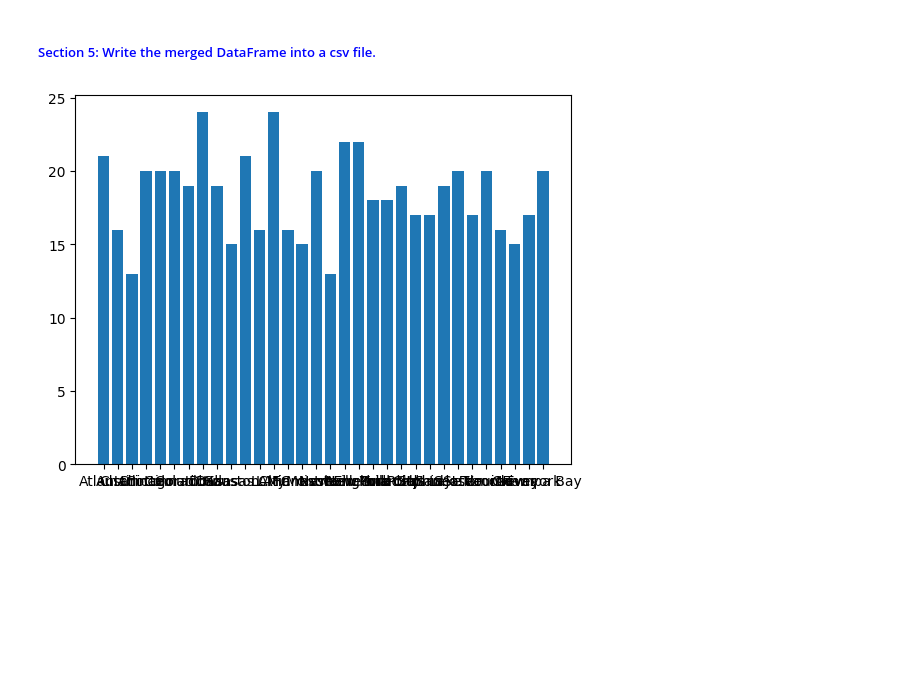
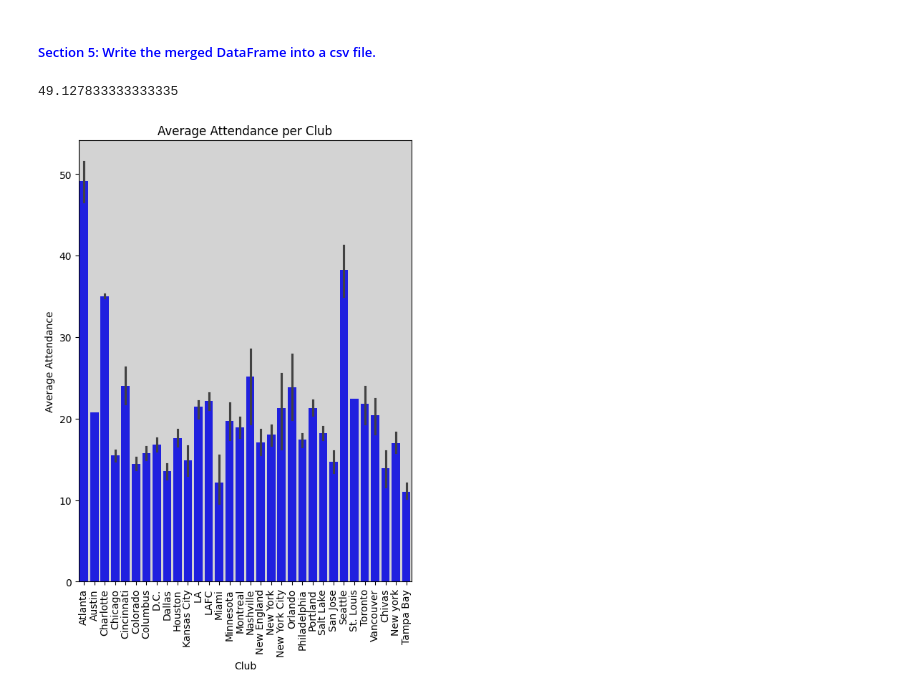
Before and after one commit to curt2023/capstone-project, a Jupyter notebook: MLS-Capstone.ipynb, the cells around one changed output. Saved outputs shown, nothing was run; the diff lists cells and outputs as text; code cells hidden in the pictures; blank space fills up the shorter version.

```diff
--- a/MLS-Capstone.ipynb
+++ b/MLS-Capstone.ipynb
@@ -125,13 +134,26 @@ memory usage: 87.5+ KB
 <h5 style="color:blue; text-align:left; font-family:forte"> Section 5: Write the merged DataFrame into a csv file. </h5>
 # %%
 merged_df.to_csv('merged_data.csv', index=False)
+# %%
+merged_df[merged_df['Club']=='Atlanta']['AverageAttendance'].mean()
+# %% [output]
+49.127833333333335
 # %%
 attendance = merged_df['AverageAttendance']
 wins = merged_df['TotalWins']
 loses =merged_df['TotalLosses']
 year = merged_df['Year']
 club = merged_df['Club']
-plt.bar(club, wins )
+
+
+plt.figure(figsize=(6,8))
+ax=plt.axes()
+ax.set_facecolor("lightgray")
+sns.barplot(x=club,y=attendance, color='blue')
+plt.title('Average Attendance per Club')
+plt.xlabel('Club')
+plt.ylabel('Average Attendance')
+plt.xticks(rotation='vertical')
 plt.show()
 # %% [output]
-[figure, old version]
+[figure, new version]
```
Also changed, not shown: parts of 4 cells of this notebook.
